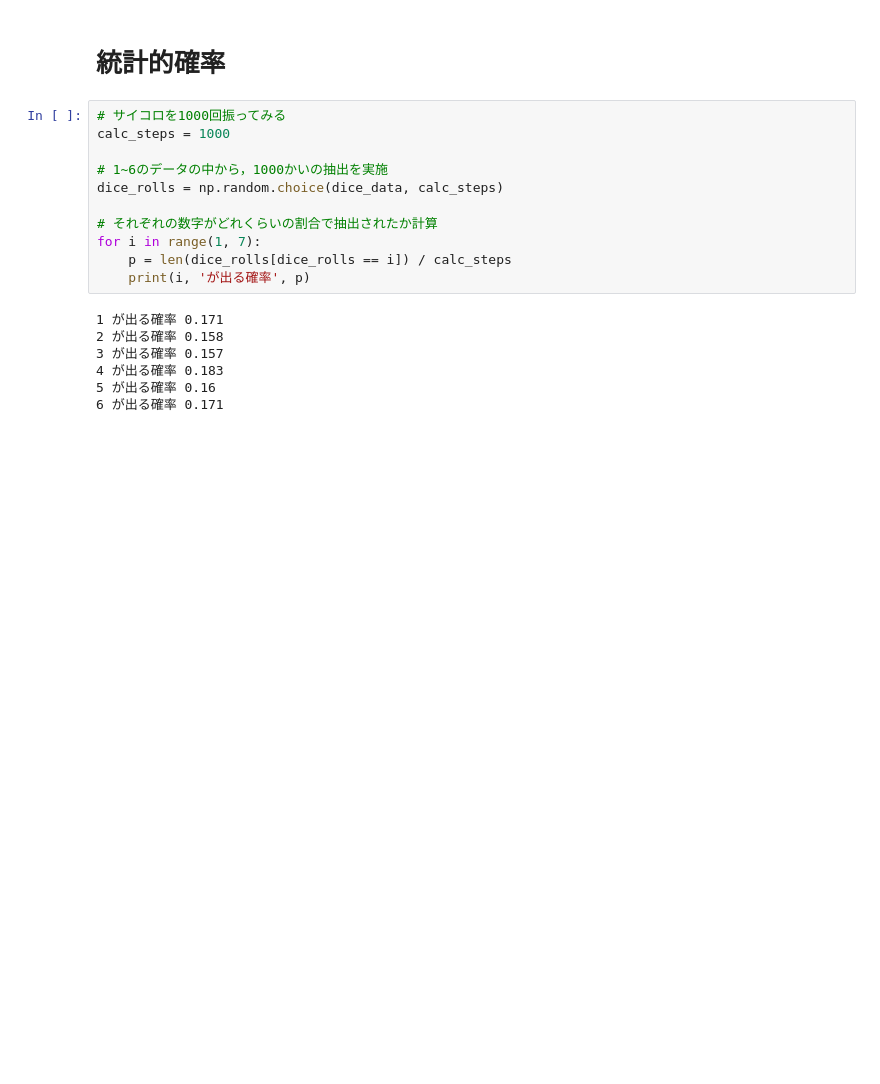
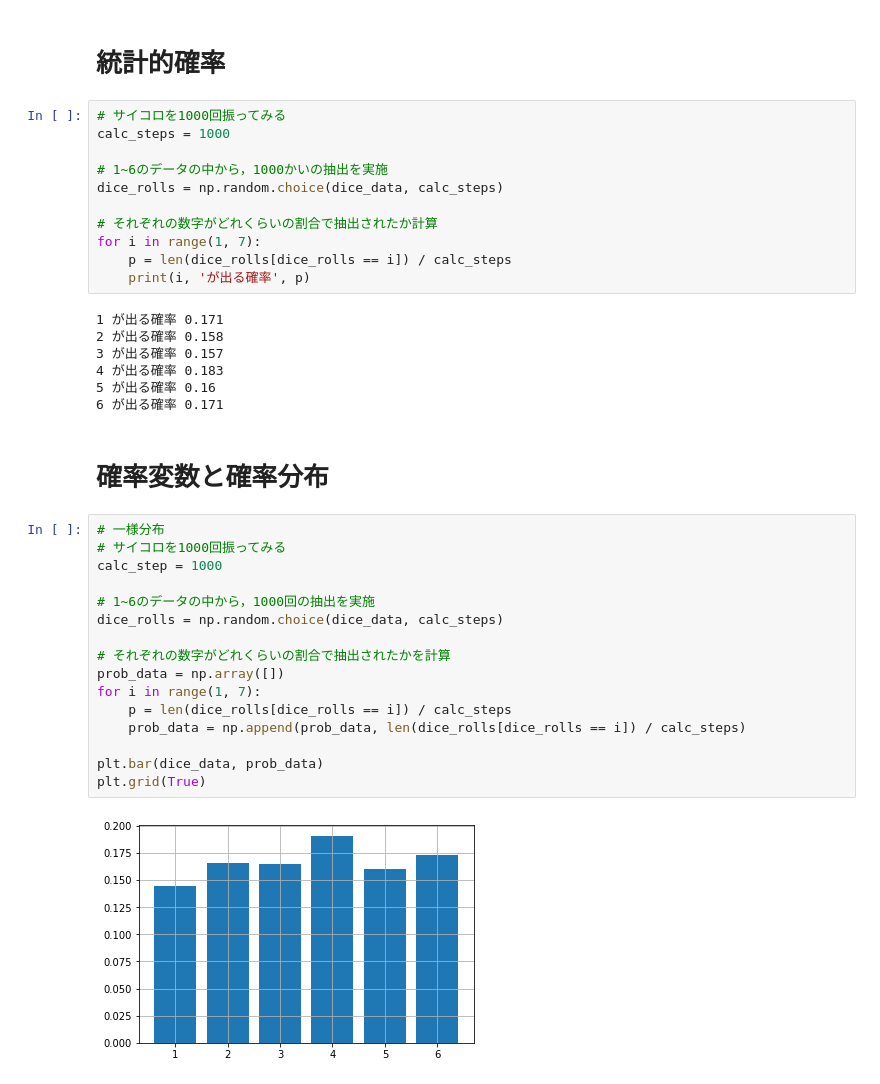
Before and after one commit to HidehikoMURAO/Data-Scientist-Training-Course, a Jupyter notebook: Chapter 4.ipynb, the cells around one changed output. Saved outputs shown, nothing was run; the diff lists cells and outputs as text; blank space fills up the shorter version.

```diff
--- a/Chapter 4.ipynb
+++ b/Chapter 4.ipynb
@@ -44,3 +44,23 @@ for i in range(1, 7):
 4 が出る確率 0.183
 5 が出る確率 0.16
 6 が出る確率 0.171
+# %% [markdown]
+# 確率変数と確率分布
+# %%
+# 一様分布
+# サイコロを1000回振ってみる
+calc_step = 1000
+
+# 1~6のデータの中から，1000回の抽出を実施
+dice_rolls = np.random.choice(dice_data, calc_steps)
+
+# それぞれの数字がどれくらいの割合で抽出されたかを計算
+prob_data = np.array([])
+for i in range(1, 7):
+    p = len(dice_rolls[dice_rolls == i]) / calc_steps
+    prob_data = np.append(prob_data, len(dice_rolls[dice_rolls == i]) / calc_steps)
+
+plt.bar(dice_data, prob_data)
+plt.grid(True)
+# %% [output]
+[figure, added]
```
Also changed, not shown: parts of 7 cells of this notebook.
